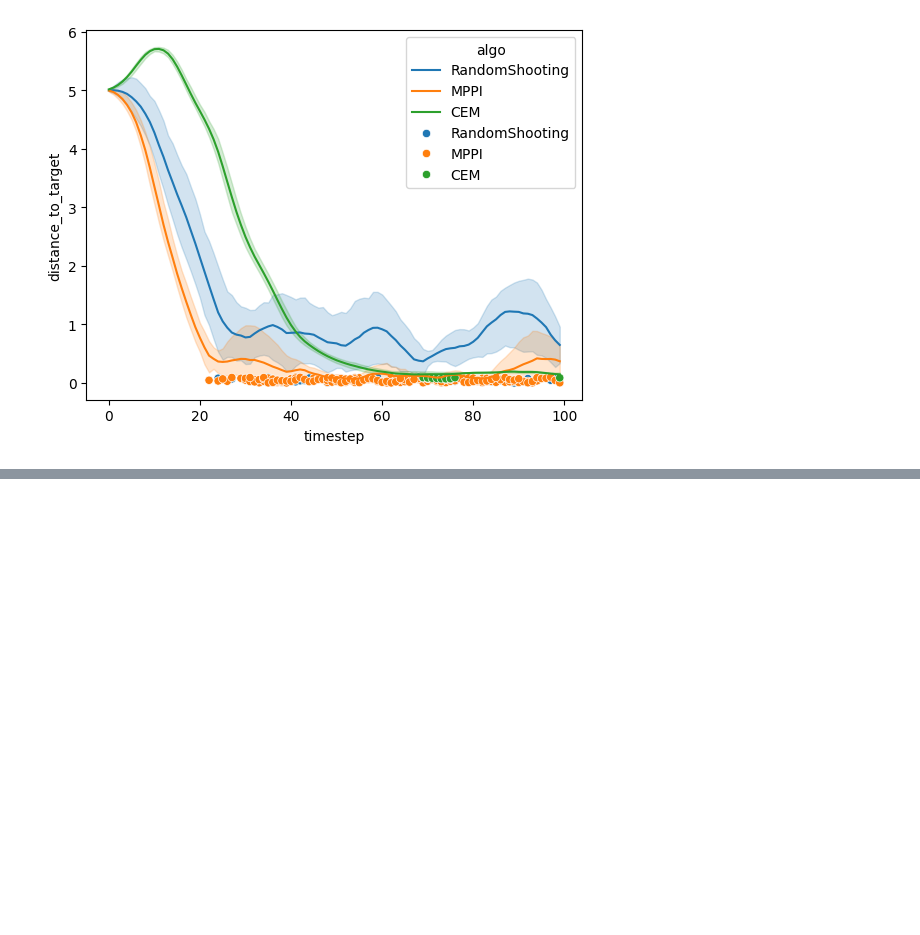
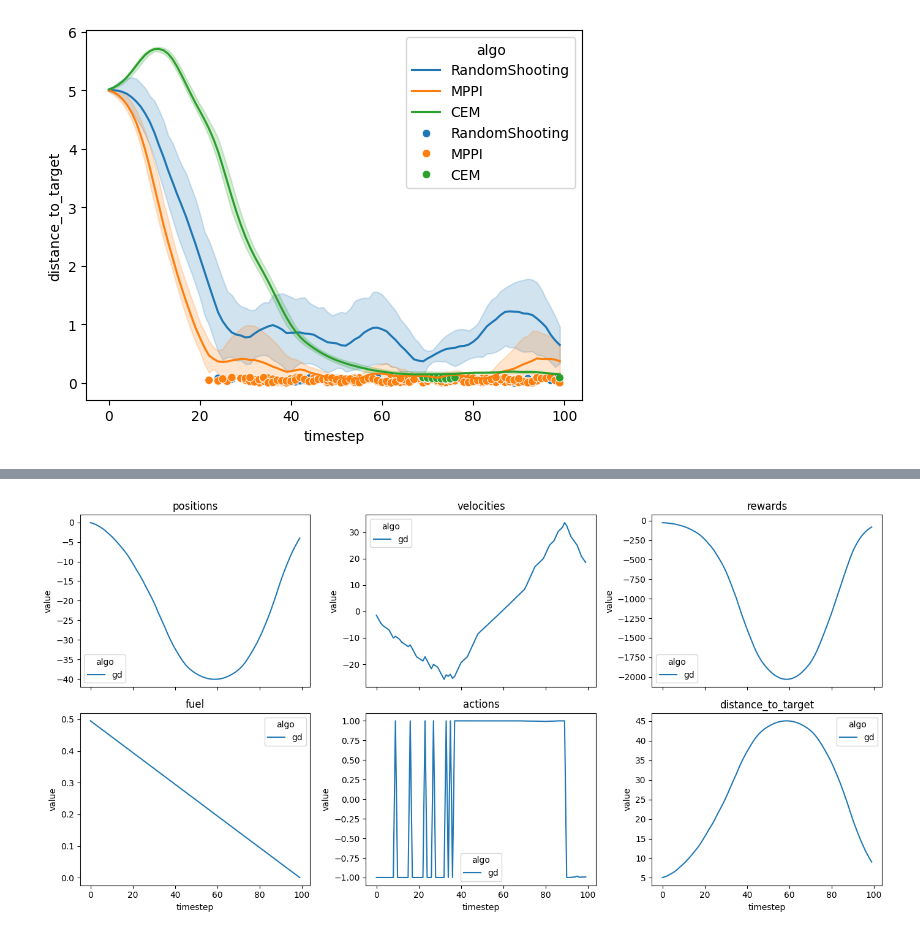
Before and after one commit to gdubbs100/mpc_experiment, a Jupyter notebook: src/analysis.ipynb, the cells around one changed output, grey strips where cells are left out. Saved outputs shown, nothing was run; the diff lists cells and outputs as text; code cells hidden in the pictures; blank space fills up the shorter version.

```diff
--- a/src/analysis.ipynb
+++ b/src/analysis.ipynb
@@ -110,3 +110,9 @@ sns.scatterplot(
 # %% [output]
 <Axes: xlabel='timestep', ylabel='distance_to_target'>
 [figure]
+# %%
+import pandas as pd
+import seaborn as sns
+import matplotlib.pyplot as plt
+df = pd.read_csv('logs/gb_test/GB/results.csv').assign(algo='gd')
+df.head()
@@ -112,0 +126,19 @@ sns.scatterplot(
+# %%
+to_plot = df.drop('Unnamed: 0', axis=1).melt(id_vars=['algo', 'timestep'])
+
+fig, ax = plt.subplots(2,3, figsize=(14, 7), sharex=True)
+ax = ax.flatten()
+cols_to_plot =['positions', 'velocities', 'rewards', 'fuel', 'actions', 'distance_to_target']
+for i, col in enumerate(cols_to_plot):
+    sns.lineplot(
+        data=to_plot.query('variable == @col'),
+        x = 'timestep',
+        y = 'value',
+        hue='algo',
+        ax=ax[i]
+    )
+    ax[i].set_title(col)
+plt.tight_layout()
+plt.show();
+# %% [output]
+[figure, added]
```
Also changed, not shown: parts of 1 cell of this notebook, 7 other files.
